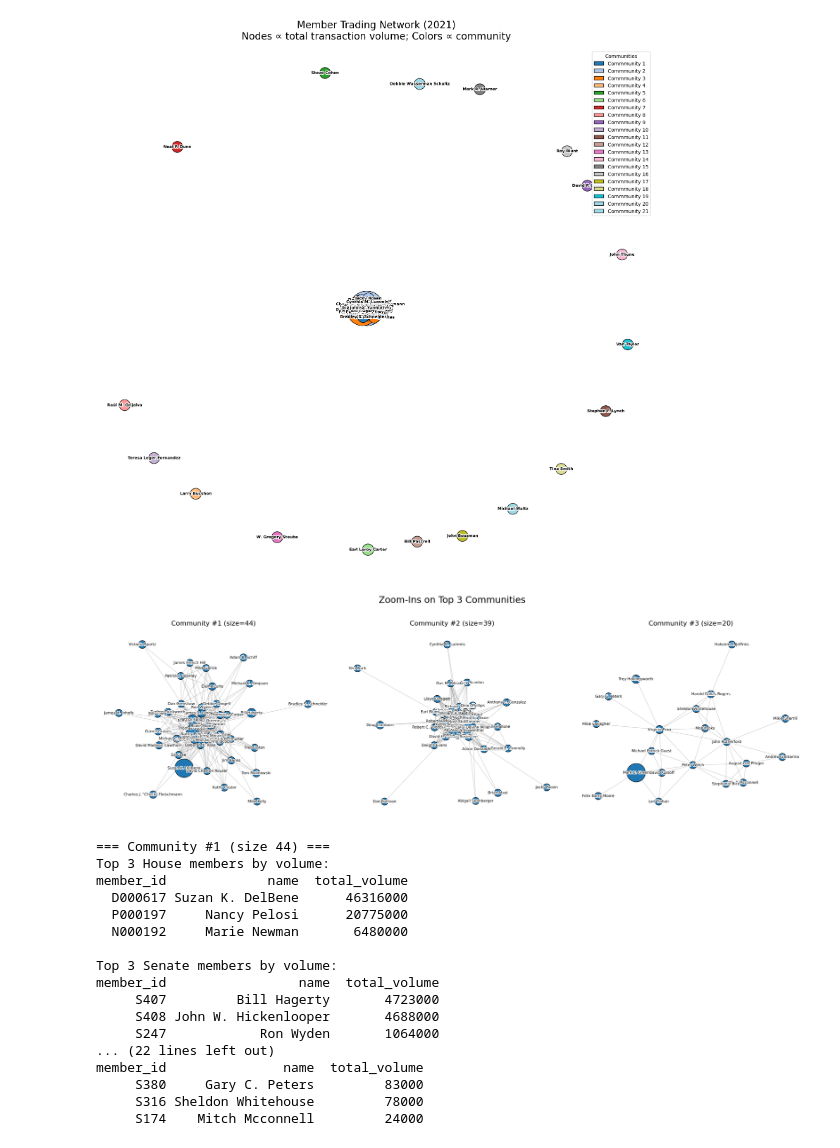
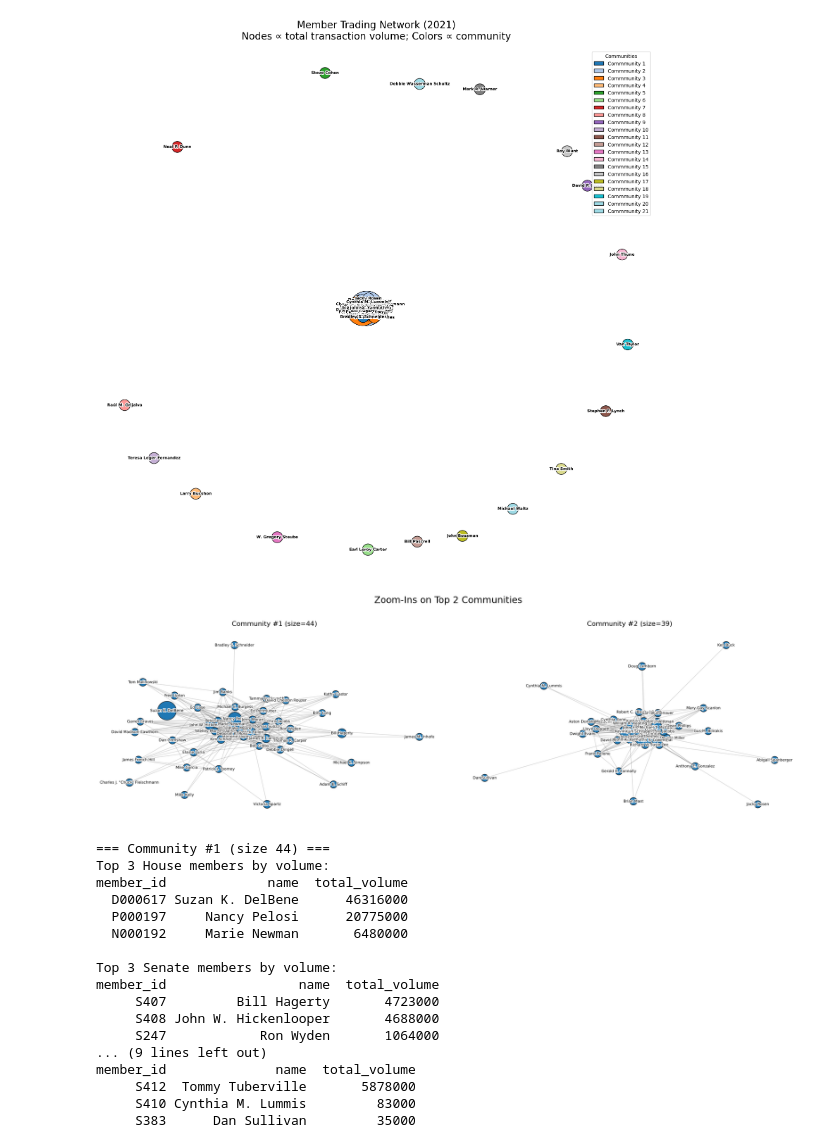
Before and after one commit to brvola/CongressTradeNet, a Jupyter notebook: graph/analysis.ipynb, the cells around one changed output. Drawn from its saved outputs; the diff is of its cells as text; code cells hidden in the pictures.

```diff
--- a/graph/analysis.ipynb
+++ b/graph/analysis.ipynb
@@ -168,12 +168,12 @@ import networkx as nx
 import matplotlib.pyplot as plt
 import matplotlib.patheffects as patheffects
 
-# --- 1) Identify the top-3 communities by size ---
-top2 = sorted(comms, key=len, reverse=True)[:3]
+# --- 1) Identify the top-2 communities by size ---
+top2 = sorted(comms, key=len, reverse=True)[:2]
 
-# --- 2) Prepare a 1×3 subplot canvas ---
-fig, axes = plt.subplots(1, 3, figsize=(24, 8))
-fig.suptitle("Zoom-Ins on Top 3 Communities", fontsize=22, y=0.95)
+# --- 2) Prepare a 1×2 subplot canvas ---
+fig, axes = plt.subplots(1, 2, figsize=(24, 8))
+fig.suptitle("Zoom-Ins on Top 2 Communities", fontsize=22, y=0.95)
 
 for ax, comm in zip(axes, top2):
     # induced subgraph
@@ -190,35 +190,35 @@ for ax, comm in zip(axes, top2):
     maxv = max(raw)
     sizes = [300 + (v/maxv)*1700 for v in raw]
 
     # draw nodes
     nx.draw_networkx_nodes(
         SG, pos,
         node_size=sizes,
         node_color='#1f78b4',
         edgecolors='k',
         linewidths=1,
         ax=ax
     )
 
     # draw labels with white halo
     for n in SG.nodes():
         x, y = pos[n]
         txt = ax.text(x, y, id_to_name[n],
                       fontsize=9, ha='center', va='center')
         txt.set_path_effects([
             patheffects.Stroke(linewidth=3, foreground='white'),
             patheffects.Normal()
         ])
 
     ax.set_title(f"Community #{top2.index(comm)+1} (size={len(comm)})", fontsize=16)
     ax.axis('off')
 
 plt.tight_layout(rect=[0,0,1,0.92])
-fig.savefig('../results/images/top_3_communities_2021.png',
+fig.savefig('../results/images/top_2_communities_2021.png',
             dpi=300, bbox_inches='tight')
 plt.show()
 # %% [output]
-[figure, old version]
+[figure, new version]
 # %%
 # — derive member’s chamber (assumes stock_tx has chamber per transaction) —
 member_chamber = (
@@ -234,9 +234,9 @@ member_info = (
 )
 
 # — pick your top–2 communities by size —
-top3_comms = sorted(comms, key=len, reverse=True)[:3]
+top2_comms = sorted(comms, key=len, reverse=True)[:2]
 
-for idx, comm in enumerate(top3_comms, start=1):
+for idx, comm in enumerate(top2_comms, start=1):
     print(f"\n=== Community #{idx} (size {len(comm)}) ===")
 
     # filter to only members in this community
@@ -264,8 +264,8 @@ member_id                 name  total_volume
      S407         Bill Hagerty       4723000
      S408 John W. Hickenlooper       4688000
      S247            Ron Wyden       1064000
-... (22 lines left out)
-member_id               name  total_volume
-     S380     Gary C. Peters         83000
-     S316 Sheldon Whitehouse         78000
-     S174    Mitch Mcconnell         24000
+... (9 lines left out)
+member_id              name  total_volume
+     S412  Tommy Tuberville       5878000
+     S410 Cynthia M. Lummis         83000
+     S383      Dan Sullivan         35000
```
Also changed, not shown: parts of 1 cell of this notebook, 8 other files.
